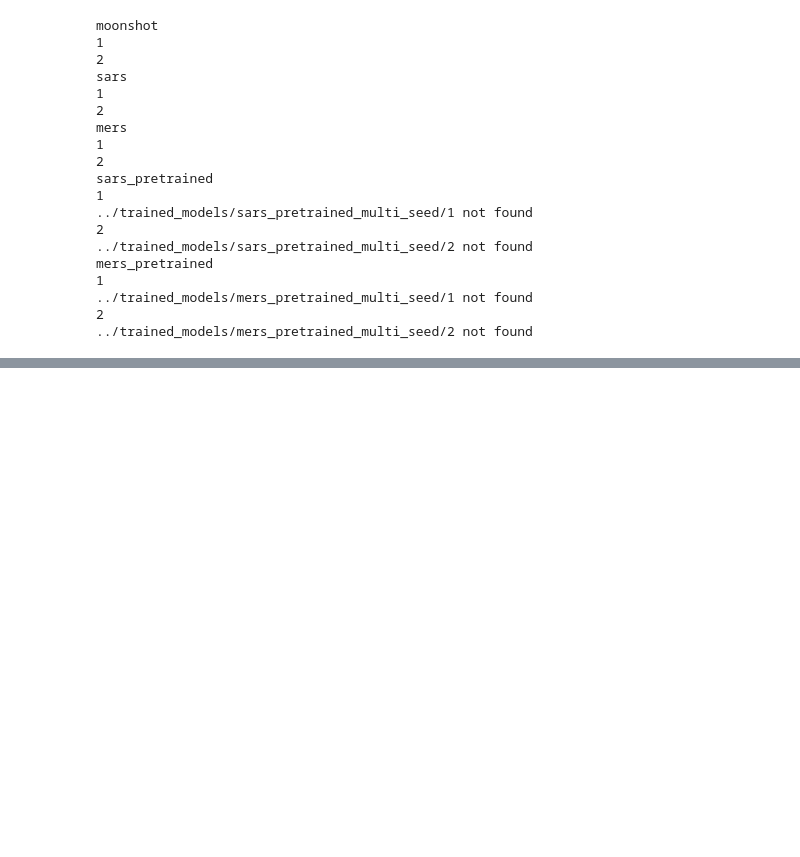
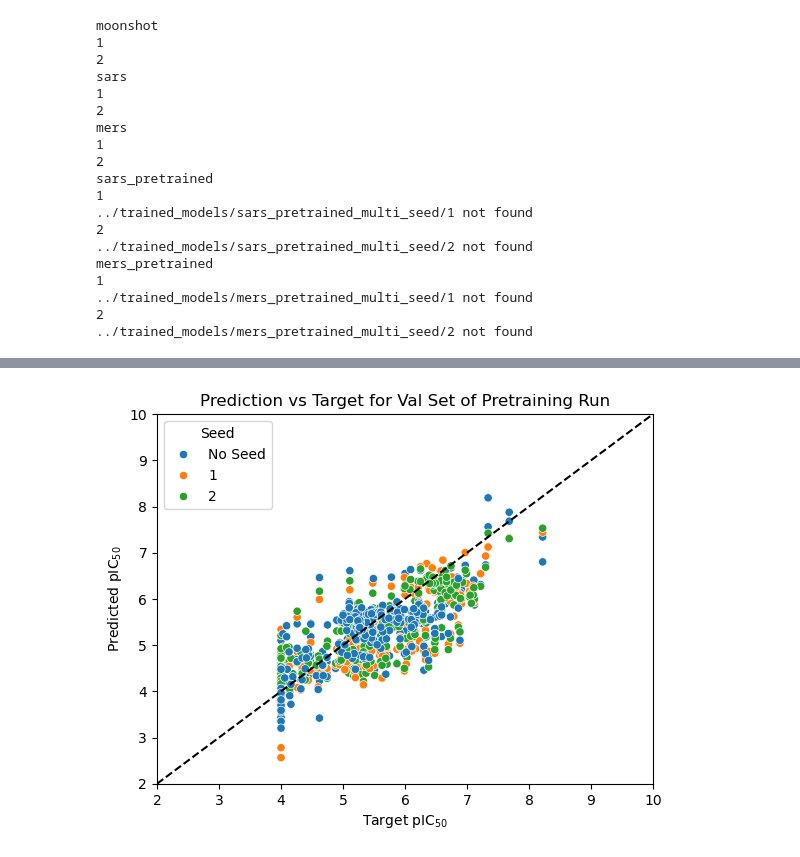
Before and after one commit to kaminow/asap-polaris-challenge-potency-2025, a Jupyter notebook: notebooks/training_curves_plots.ipynb, the cells around one changed output, grey strips where cells are left out. Cells and saved outputs as stored; diff of their text form; code cells hidden in the pictures; blank space fills up the shorter version.

```diff
--- a/notebooks/training_curves_plots.ipynb
+++ b/notebooks/training_curves_plots.ipynb
@@ -223,23 +286,21 @@ fg.savefig("../figures/training_loss_curves.png", dpi=200, bbox_inches="tight")
 # %%
-idx = (
-    (best_epoch_compound_df["split"] == "val")
-    & (best_epoch_compound_df["pretrained"] == "Pretraining Run")
-)
 ax = sns.scatterplot(
-    best_epoch_compound_df.loc[idx, :],
+    best_epoch_compound_df.loc[pretraining_idx & val_idx, :],
     x="target",
     y="pred",
     hue="Seed",
     hue_order=["No Seed", "1", "2"],
 )
 
 ax.set_xlim(2, 10)
 ax.set_ylim(2, 10)
 ax.plot([2, 10], [2, 10], ls="--", c="black")
 
 ax.set_xlabel("Target pIC$_{50}$")
 ax.set_ylabel("Predicted pIC$_{50}$")
 ax.set_title("Prediction vs Target for Val Set of Pretraining Run")
-fg.savefig("../figures/pretraining_val_preds_best_loss.png", dpi=200, bbox_inches="tight")
+ax.get_figure().savefig("../figures/pretraining_val_preds_best_loss.png", dpi=200, bbox_inches="tight")
+# %% [output]
+[figure, added]
 # %%
 fg = sns.relplot(
```
Also changed, not shown: parts of 14 cells of this notebook, 11 other files.
